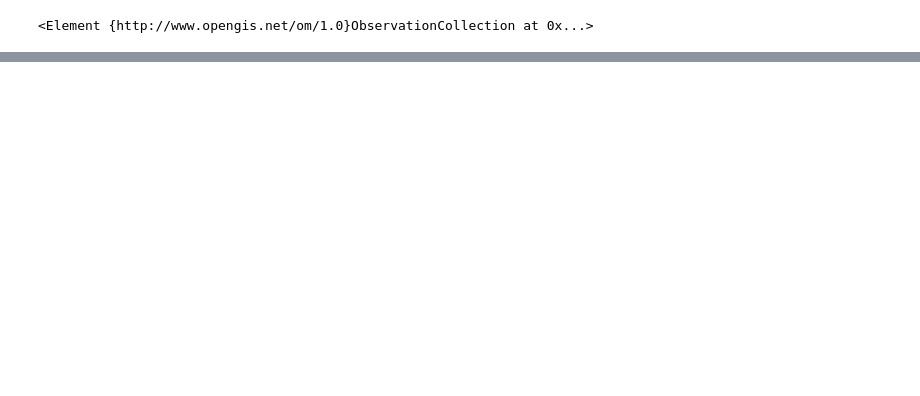
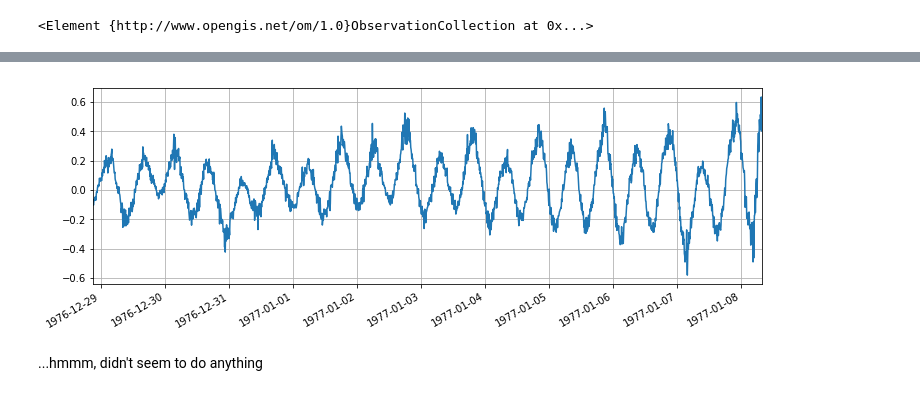
Before and after one commit to rsignell-usgs/ipython-notebooks, a Jupyter notebook: files/ncSOS_and_OWSlib.ipynb, the cells around one changed output, grey strips where cells are left out. Cells and saved outputs as stored; diff of their text form; code cells hidden in the pictures; blank space fills up the shorter version.

```diff
--- a/files/ncSOS_and_OWSlib.ipynb
+++ b/files/ncSOS_and_OWSlib.ipynb
@@ -95,13 +95,19 @@ ts.plot(figsize(12,4))
 # %%
-''' this doesn't work
-# Try adding a time range to the getobs request:
 
-start = '1976-12-302T00:00:00Z'
+start = '1977-01-03T00:00:00Z'
 stop = '1977-01-07T00:00:00Z'
-
-response = usgs.get_observation(offerings=['1211-A1H'],
+response = usgs.get_observation(offerings=['1211-AA'],
                                  responseFormat='text/xml;subtype="om/1.0.0"',
-                                 observedProperties=['u_1205'],
-                                 procedure='urn:ioos:station:gov.usgs:1211-A1H',
-                                 eventTime='%s/%s' % (start,stop)
-''';
+                                 observedProperties=['http://mmisw.org/ont/cf/parameter/eastward_sea_water_velocity'],
+                                 procedure='urn:ioos:station:gov.usgs:1211-AA',
+                                 eventTime='{}/{}'.format(start,stop))
+# %%
+root = etree.fromstring(response)
+date_value = np.array( [ (dt.datetime.strptime(d,"%Y-%m-%dT%H:%M:%SZ"),float(v))
+                      for d,v in [l.split(',') for l in values.text.split()]] )
+ts = pd.Series(date_value[:,1],index=date_value[:,0])
+ts.plot(figsize=(12,4), grid='on');
+# %% [output]
+[figure, added]
+# %% [markdown]
+...hmmm, didn't seem to do anything
```
Also changed, not shown: parts of 14 cells of this notebook, 1 other file.
